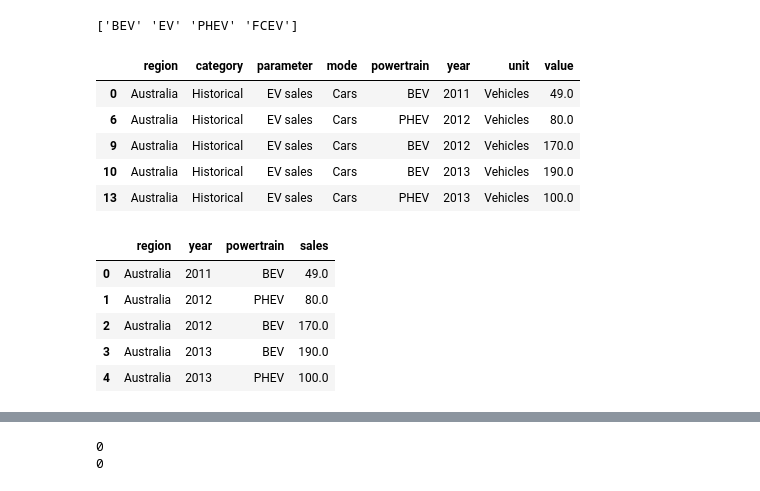
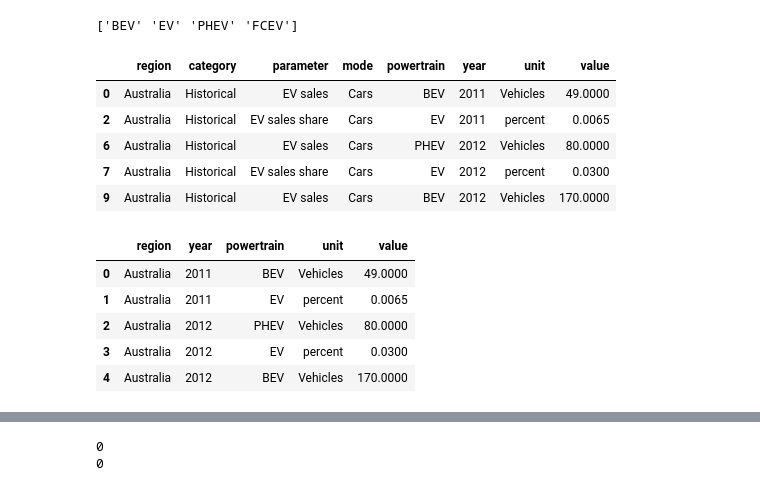
Before and after one commit to Jun-Jiang03/electric-vehicle-analysis, a Jupyter notebook: part_1_data cleaning.ipynb, the cells around one changed output, grey strips where cells are left out. Cells and saved outputs as stored; diff of their text form; code cells hidden in the pictures.

```diff
--- a/part_1_data cleaning.ipynb
+++ b/part_1_data cleaning.ipynb
@@ -63,24 +63,24 @@ print(unique_powertrains)
 # %% [output]
 ['BEV' 'EV' 'PHEV' 'FCEV']
 # %%
-# Filter rows where powertrain is NOT 'FCEV' and historical ev sales data
-filtered_data = data_his[(data_his['powertrain'] != 'FCEV') & (data_his['parameter'] == 'EV sales')]
+# Filter rows that are historical ev sales and sales share data
+filtered_data = data_his[(data_his['parameter'] == 'EV sales') | (data_his['parameter'] == 'EV sales share')]
 filtered_data.head()
 # %% [output]
 |  | region | category | parameter | mode | powertrain | year | unit | value |
-| 0 | Australia | Historical | EV sales | Cars | BEV | 2011 | Vehicles | 49.0 |
-| 6 | Australia | Historical | EV sales | Cars | PHEV | 2012 | Vehicles | 80.0 |
-| 9 | Australia | Historical | EV sales | Cars | BEV | 2012 | Vehicles | 170.0 |
-| 10 | Australia | Historical | EV sales | Cars | BEV | 2013 | Vehicles | 190.0 |
-| 13 | Australia | Historical | EV sales | Cars | PHEV | 2013 | Vehicles | 100.0 |
+| 0 | Australia | Historical | EV sales | Cars | BEV | 2011 | Vehicles | 49.0000 |
+| 2 | Australia | Historical | EV sales share | Cars | EV | 2011 | percent | 0.0065 |
+| 6 | Australia | Historical | EV sales | Cars | PHEV | 2012 | Vehicles | 80.0000 |
+| 7 | Australia | Historical | EV sales share | Cars | EV | 2012 | percent | 0.0300 |
+| 9 | Australia | Historical | EV sales | Cars | BEV | 2012 | Vehicles | 170.0000 |
 # %%
-# Create a ev_sales historical table with selected columns and rename 'value' to 'sales'
-df_ev_sales_his = filtered_data[['region', 'year', 'powertrain', 'value']].rename(columns={'value': 'sales'}).reset_index(drop=True)
+# Create a ev_sales historical table with selected columns
+df_ev_sales_his = filtered_data[['region', 'year', 'powertrain','unit','value']].reset_index(drop=True)
 df_ev_sales_his.head()
 # %% [output]
-|  | region | year | powertrain | sales |
-| 0 | Australia | 2011 | BEV | 49.0 |
-| 1 | Australia | 2012 | PHEV | 80.0 |
-| 2 | Australia | 2012 | BEV | 170.0 |
-| 3 | Australia | 2013 | BEV | 190.0 |
-| 4 | Australia | 2013 | PHEV | 100.0 |
+|  | region | year | powertrain | unit | value |
+| 0 | Australia | 2011 | BEV | Vehicles | 49.0000 |
+| 1 | Australia | 2011 | EV | percent | 0.0065 |
+| 2 | Australia | 2012 | PHEV | Vehicles | 80.0000 |
+| 3 | Australia | 2012 | EV | percent | 0.0300 |
+| 4 | Australia | 2012 | BEV | Vehicles | 170.0000 |
```
Also changed, not shown: parts of 9 cells of this notebook, 10 other files.
